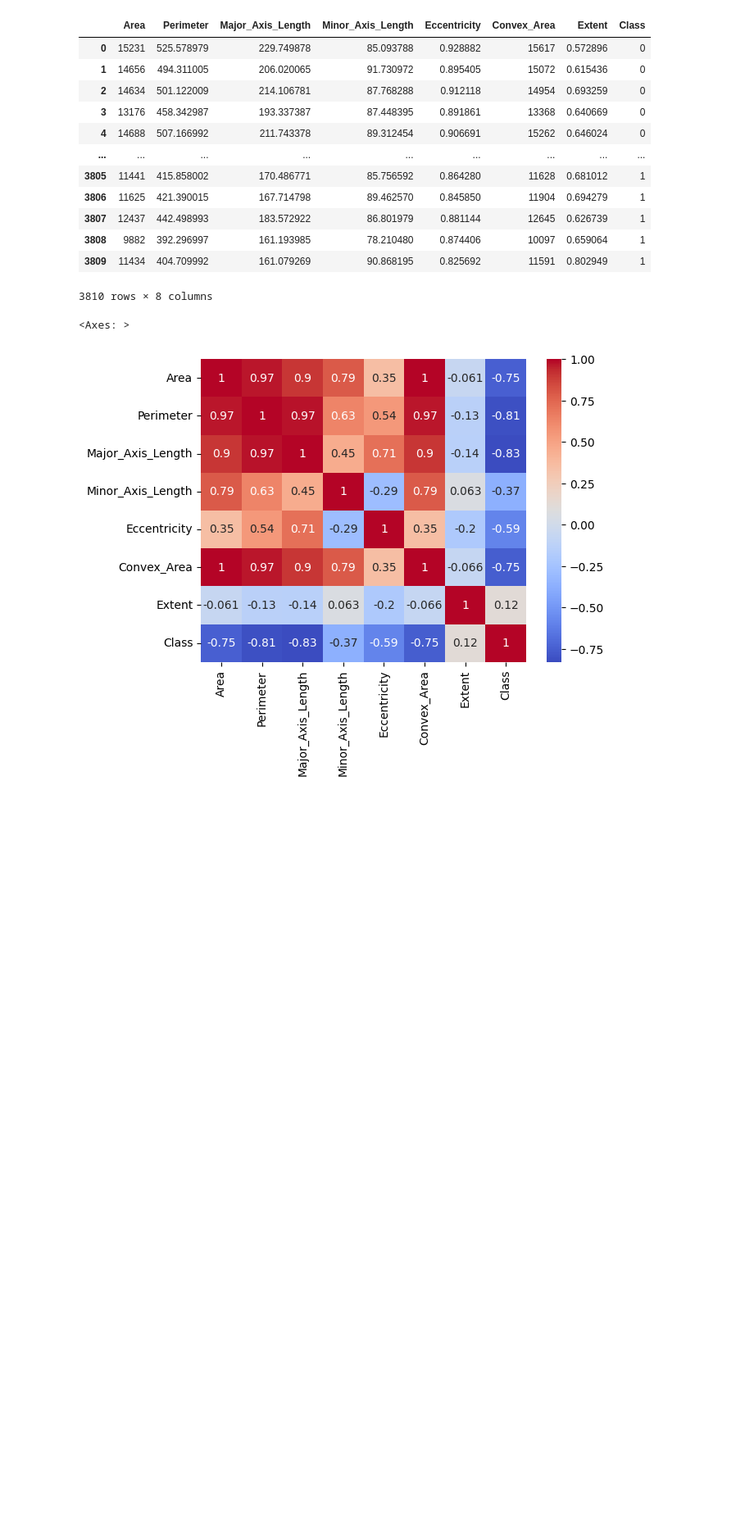
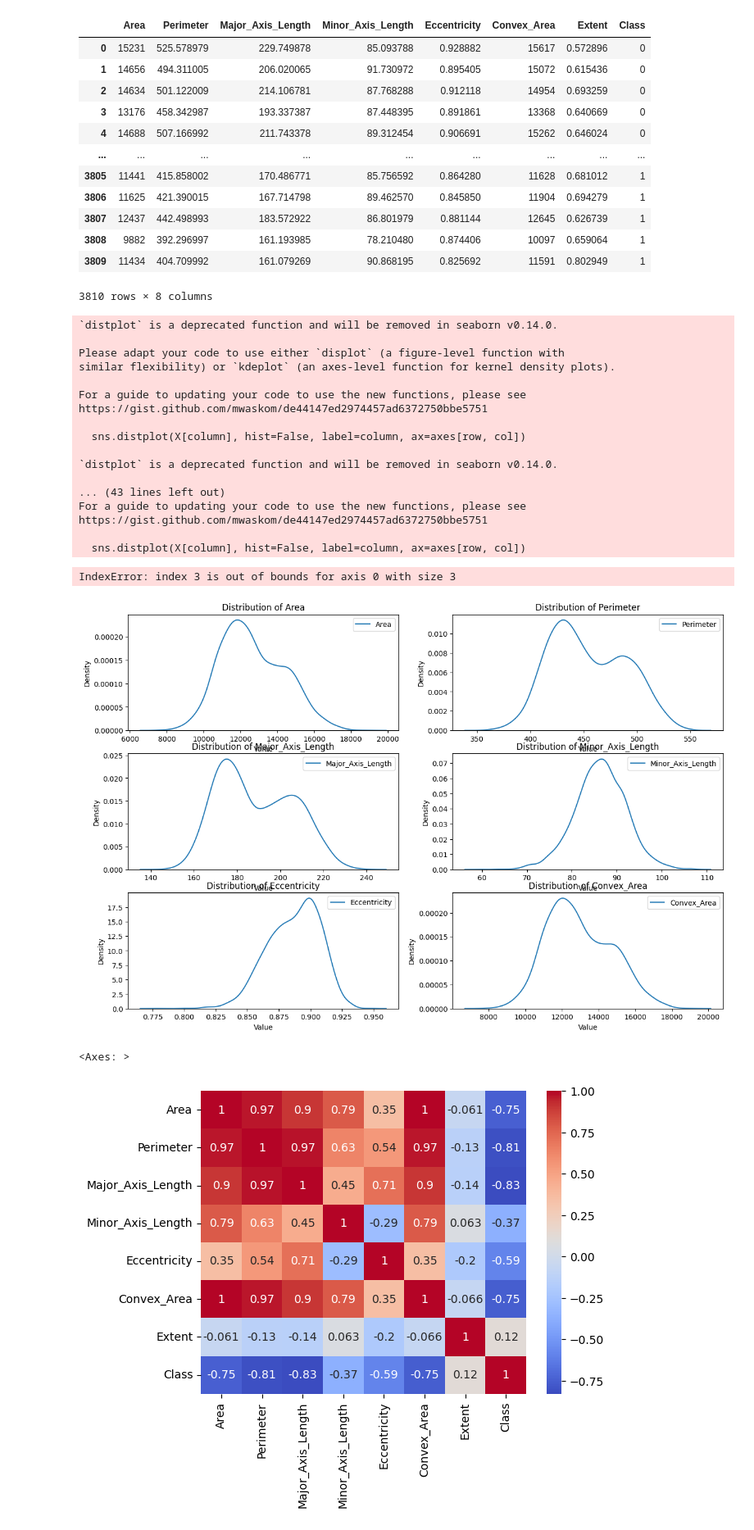
Before and after one commit to pychang-ai/112-2_bigdata, a Jupyter notebook: W6/ImportUCI_python.ipynb, the cells around one changed output. Shown at 82% size. Saved outputs shown, nothing was run; the diff lists cells and outputs as text; code cells hidden in the pictures; blank space fills up the shorter version.

```diff
--- a/W6/ImportUCI_python.ipynb
+++ b/W6/ImportUCI_python.ipynb
@@ -131,6 +131,51 @@ merged_df
 | 3808 | 9882 | 392.296997 | 161.193985 | 78.210480 | 0.874406 | 10097 | 0.659064 | 1 |
 | 3809 | 11434 | 404.709992 | 161.079269 | 90.868195 | 0.825692 | 11591 | 0.802949 | 1 |
 3810 rows × 8 columns
+# %%
+import matplotlib.pyplot as plt
+
+# Create subplots
+fig, axes = plt.subplots(nrows=3, ncols=2, figsize=(15, 10))
+
+# Plot the distribution for each x variable
+for i, column in enumerate(X.columns):
+    row = i // 2
+    col = i % 2
+    sns.distplot(X[column], hist=False, label=column, ax=axes[row, col])
+
+    # Set plot labels and title
+    axes[row, col].set_xlabel("Value")
+    axes[row, col].set_ylabel("Density")
+    axes[row, col].set_title(f"Distribution of {column}")
+
+    # Show the legend
+    axes[row, col].legend()
+
+# Adjust the spacing between subplots
+plt.tight_layout()
+
+# Show the plot
+plt.show()
+# %% [output]
+`distplot` is a deprecated function and will be removed in seaborn v0.14.0.
+
+Please adapt your code to use either `displot` (a figure-level function with
+similar flexibility) or `kdeplot` (an axes-level function for kernel density plots).
+
+For a guide to updating your code to use the new functions, please see
+https://gist.github.com/mwaskom/de44147ed2974457ad6372750bbe5751
+
+  sns.distplot(X[column], hist=False, label=column, ax=axes[row, col])
+
+`distplot` is a deprecated function and will be removed in seaborn v0.14.0.
+
+... (43 lines left out)
+For a guide to updating your code to use the new functions, please see
+https://gist.github.com/mwaskom/de44147ed2974457ad6372750bbe5751
+
+  sns.distplot(X[column], hist=False, label=column, ax=axes[row, col])
+IndexError: index 3 is out of bounds for axis 0 with size 3
+[figure, added]
 # %%
 import seaborn as sns
 corr_matrix = merged_df.corr()
```
